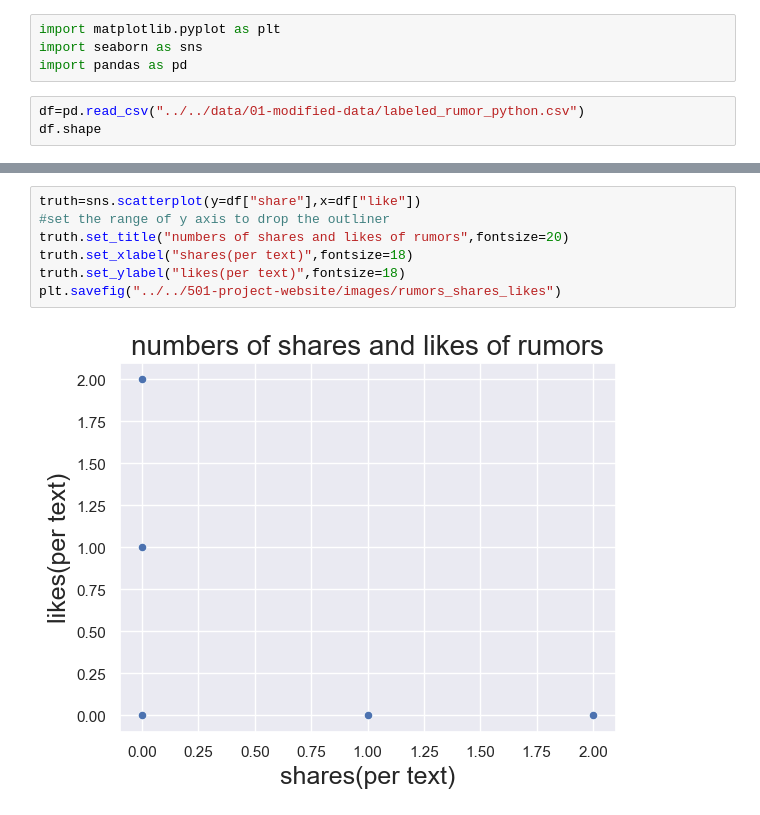
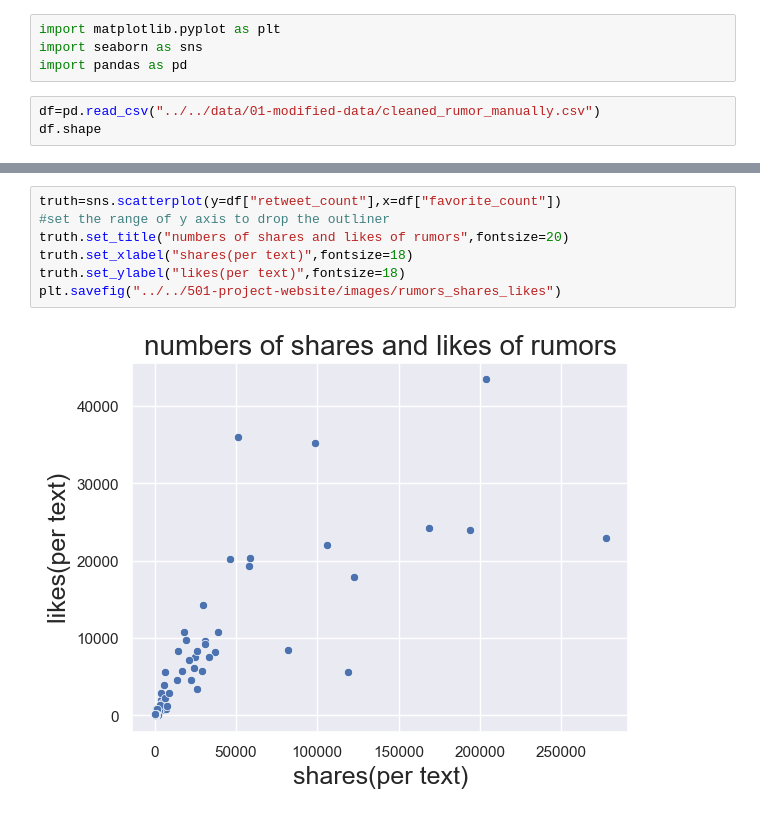
Before and after one commit to anly501/anly-501-project-FlynnFlag, a Jupyter notebook: codes/03-explore-data/EDA.ipynb, the cells around one changed output, grey strips where cells are left out. Cells and saved outputs as stored; diff of their text form.

```diff
--- a/codes/03-explore-data/EDA.ipynb
+++ b/codes/03-explore-data/EDA.ipynb
@@ -3,6 +3,6 @@ import matplotlib.pyplot as plt
 import seaborn as sns
 import pandas as pd
 # %%
-df=pd.read_csv("../../data/01-modified-data/labeled_rumor_python.csv")
+df=pd.read_csv("../../data/01-modified-data/cleaned_rumor_manually.csv")
 df.shape
 # %% [output]
@@ -35,12 +42,12 @@ plt.savefig("../../501-project-website/images/rumors_domain_rank")
 # %%
-truth=sns.scatterplot(y=df["share"],x=df["like"])
+truth=sns.scatterplot(y=df["retweet_count"],x=df["favorite_count"])
 #set the range of y axis to drop the outliner
 truth.set_title("numbers of shares and likes of rumors",fontsize=20)
 truth.set_xlabel("shares(per text)",fontsize=18)
 truth.set_ylabel("likes(per text)",fontsize=18)
 plt.savefig("../../501-project-website/images/rumors_shares_likes")
 # %% [output]
-[figure, old version]
+[figure, new version]
 # %%
 df2=pd.read_csv("../../data/01-modified-data/labeled_truth_R.csv")
 df2
```
Also changed, not shown: parts of 10 cells of this notebook, 20 other files.
